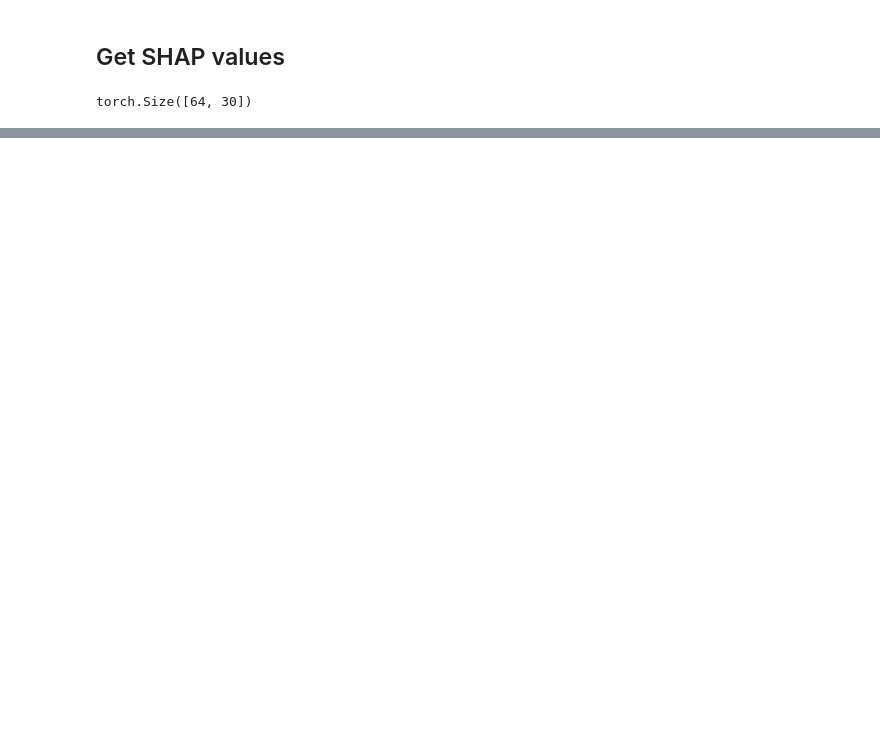
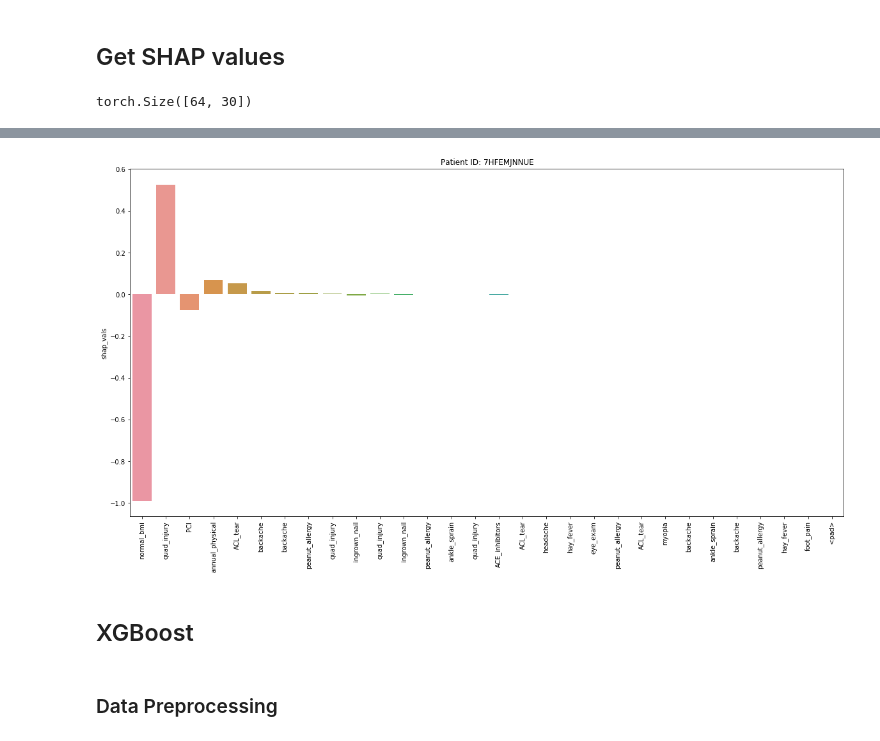
Before and after one commit to Weilin37/CMSAI_Research, a Jupyter notebook: model/toy_simple/01_ToySimple_shap.ipynb, the cells around one changed output, grey strips where cells are left out. Saved outputs shown, nothing was run; the diff lists cells and outputs as text; code cells hidden in the pictures; blank space fills up the shorter version.

Commit message:
Regearranged shap scripts and added xgboost shap.

```diff
--- a/model/toy_simple/01_ToySimple_shap.ipynb
+++ b/model/toy_simple/01_ToySimple_shap.ipynb
@@ -206,5 +254,6 @@ lstm_values = []
 features = []
 start = 0
 # %%
-test = list(train_dataloader)[3]
+#test = list(test_dataloader)[3]
+test = next(iter(test_dataloader))
 test_ids, test_labels, test_idxes = test
@@ -216,3 +266,3 @@ tensor([ 6,  9, 19, 21,  8, 15, 11,  6, 31, 20,  8, 20, 19,  4,  6,  9, 11, 17,
 # %%
-test_data, test_masks = model.get_all_ids_masks(test_idxes, 20)
+test_data, test_masks = model.get_all_ids_masks(test_idxes, seq_len)
 # %%
@@ -381,0 +281,2 @@ z = ax.set_xticklabels(df.events, rotation=90)
+# %%
+lstm_shap_values = explainer.shap_values(test_data, test_masks)
@@ -381,0 +287,2 @@ z = ax.set_xticklabels(df.events, rotation=90)
+# %%
+df_lstm_shap, patient_id = get_per_patient_shap(lstm_shap_values, test, model.vocab, idx)
@@ -381,0 +313,8 @@ z = ax.set_xticklabels(df.events, rotation=90)
+# %%
+plot_shap_values(df_lstm_shap, patient_id, sort=True)
+# %% [output]
+[figure, added]
+# %% [markdown]
+## XGBoost
+# %% [markdown]
+### Data Preprocessing
```
Also changed, not shown: parts of 77 cells of this notebook, 6 other files.
